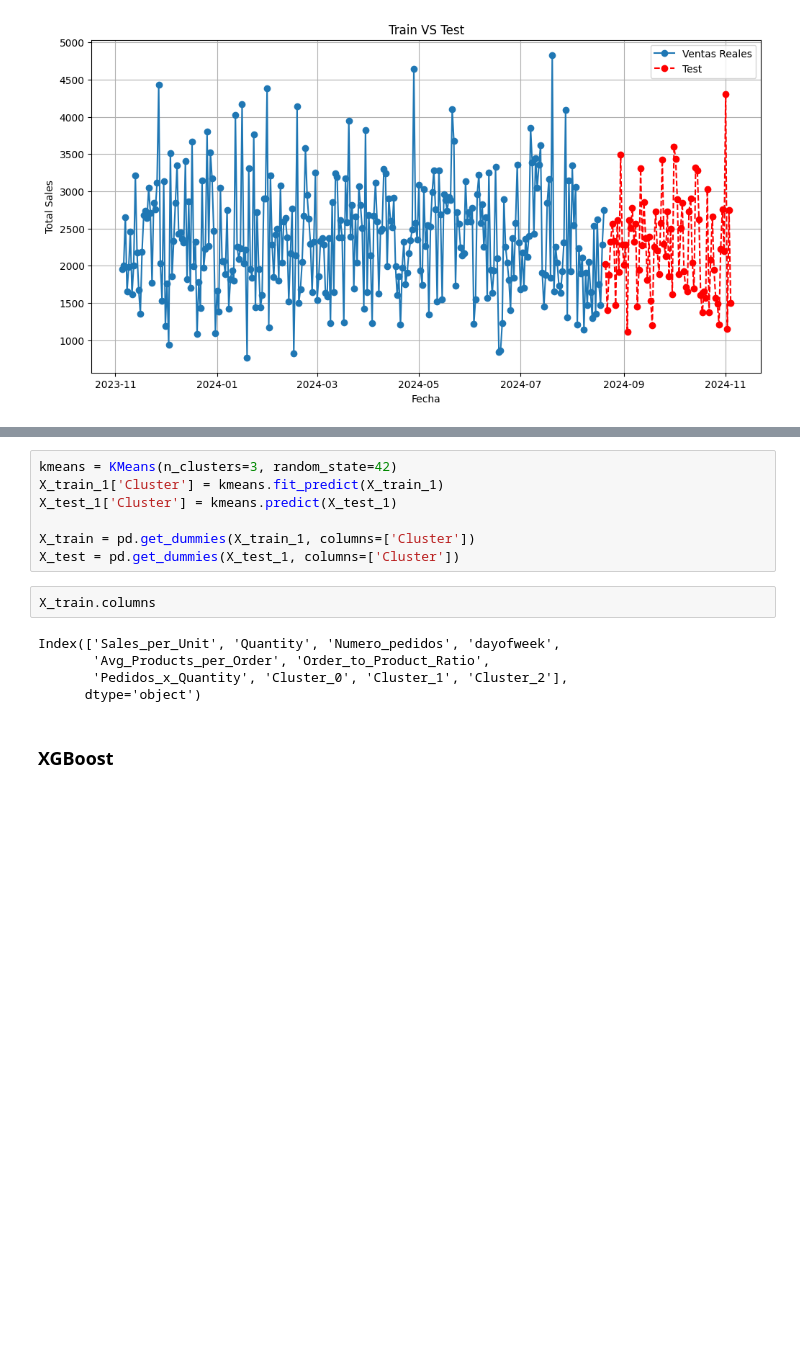
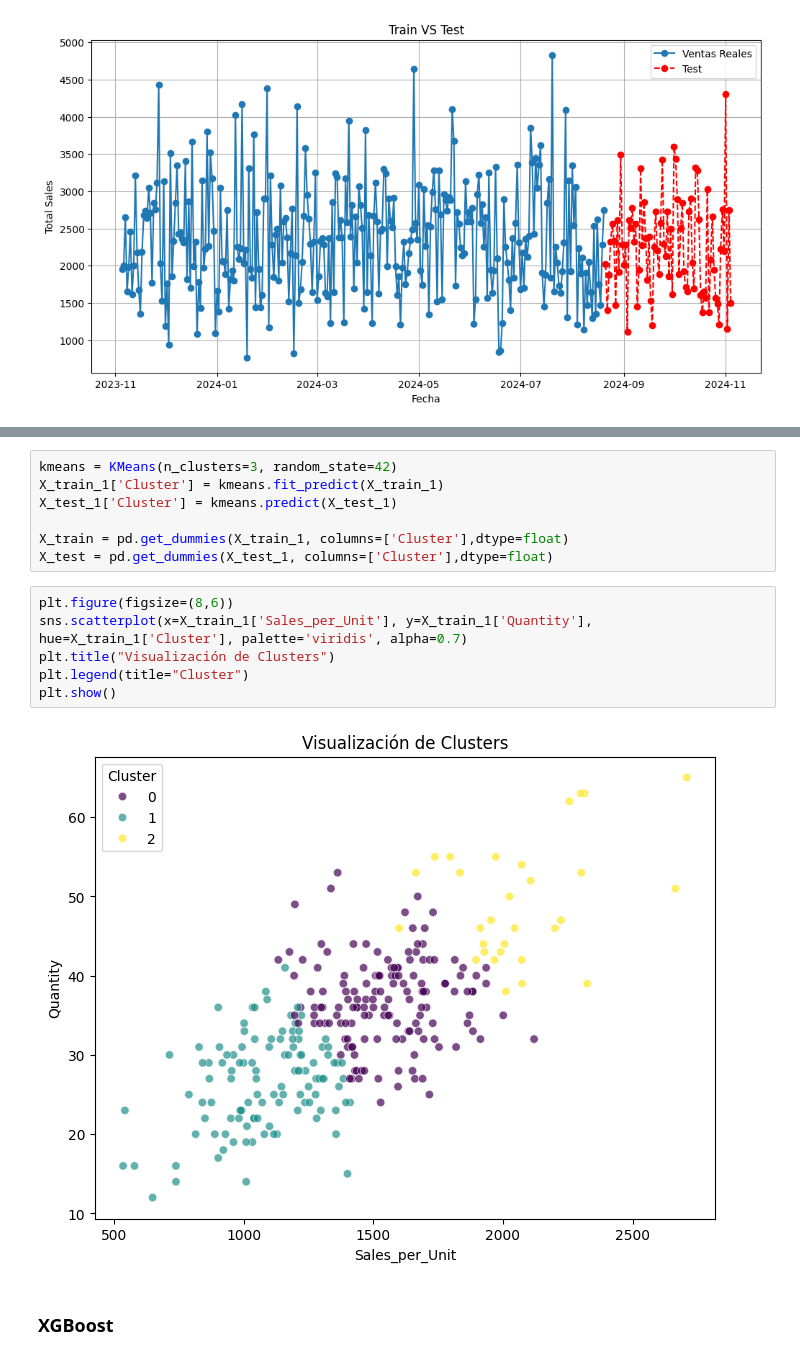
Before and after one commit to abdonrb/proyecto-ml, a Jupyter notebook: ML/models/trained/Regresion_Serie_tiempo.ipynb, the cells around one changed output, grey strips where cells are left out. Saved outputs shown, nothing was run; the diff lists cells and outputs as text; blank space fills up the shorter version.

```diff
--- a/ML/models/trained/Regresion_Serie_tiempo.ipynb
+++ b/ML/models/trained/Regresion_Serie_tiempo.ipynb
@@ -143,15 +138,16 @@ kmeans = KMeans(n_clusters=3, random_state=42)
 X_train_1['Cluster'] = kmeans.fit_predict(X_train_1)
 X_test_1['Cluster'] = kmeans.predict(X_test_1)
 
-X_train = pd.get_dummies(X_train_1, columns=['Cluster'])
-X_test = pd.get_dummies(X_test_1, columns=['Cluster'])
+X_train = pd.get_dummies(X_train_1, columns=['Cluster'],dtype=float)
+X_test = pd.get_dummies(X_test_1, columns=['Cluster'],dtype=float)
-# %%
-X_train.columns
-# %% [output]
-Index(['Sales_per_Unit', 'Quantity', 'Numero_pedidos', 'dayofweek',
-       'Avg_Products_per_Order', 'Order_to_Product_Ratio',
-       'Pedidos_x_Quantity', 'Cluster_0', 'Cluster_1', 'Cluster_2'],
-      dtype='object')
+# %%
+plt.figure(figsize=(8,6))
+sns.scatterplot(x=X_train_1['Sales_per_Unit'], y=X_train_1['Quantity'], hue=X_train_1['Cluster'], palette='viridis', alpha=0.7)
+plt.title("Visualización de Clusters")
+plt.legend(title="Cluster")
+plt.show()
+# %% [output]
+[figure, added]
 # %% [markdown]
 ### XGBoost
 # %%
```
Also changed, not shown: parts of 6 cells of this notebook.
